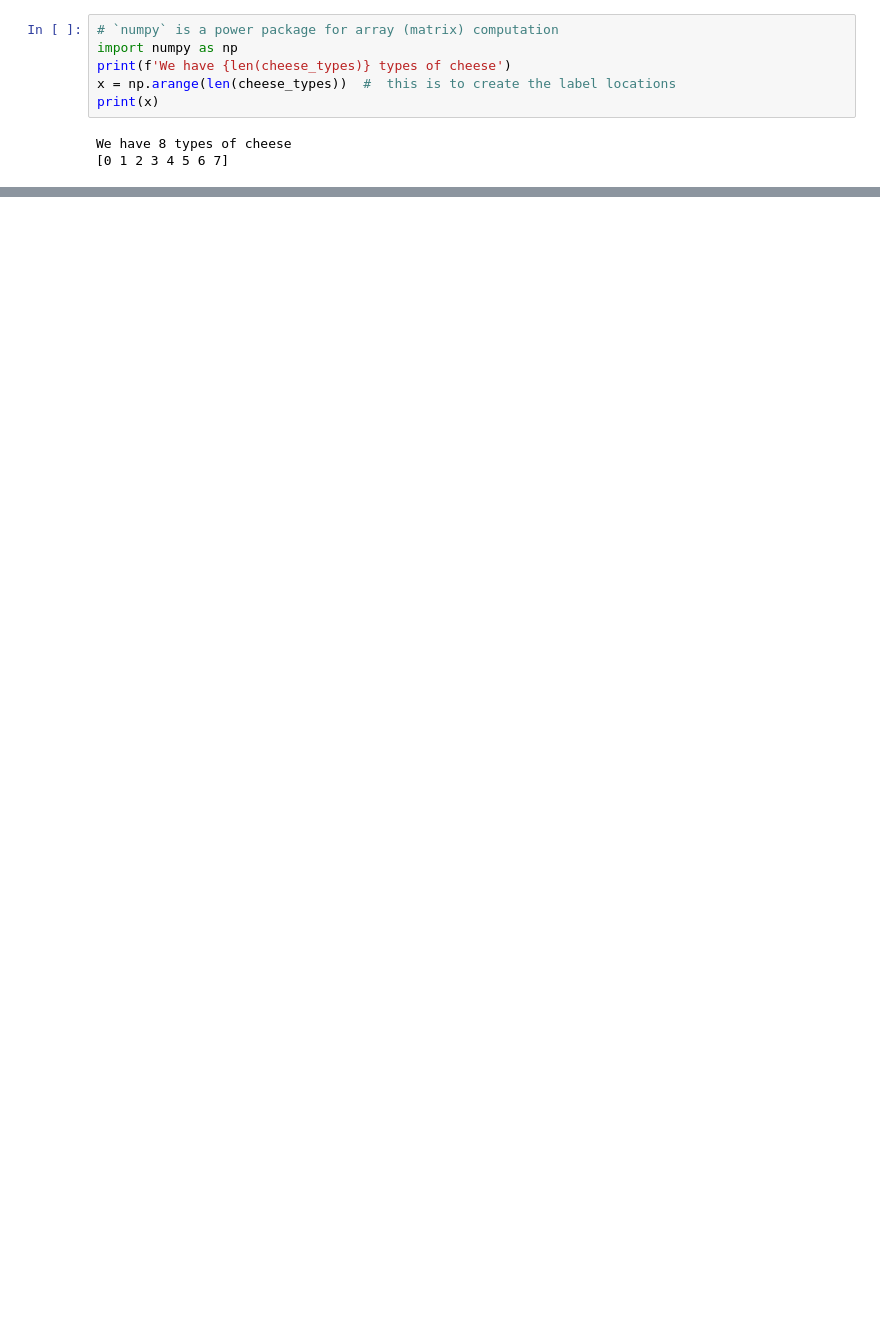
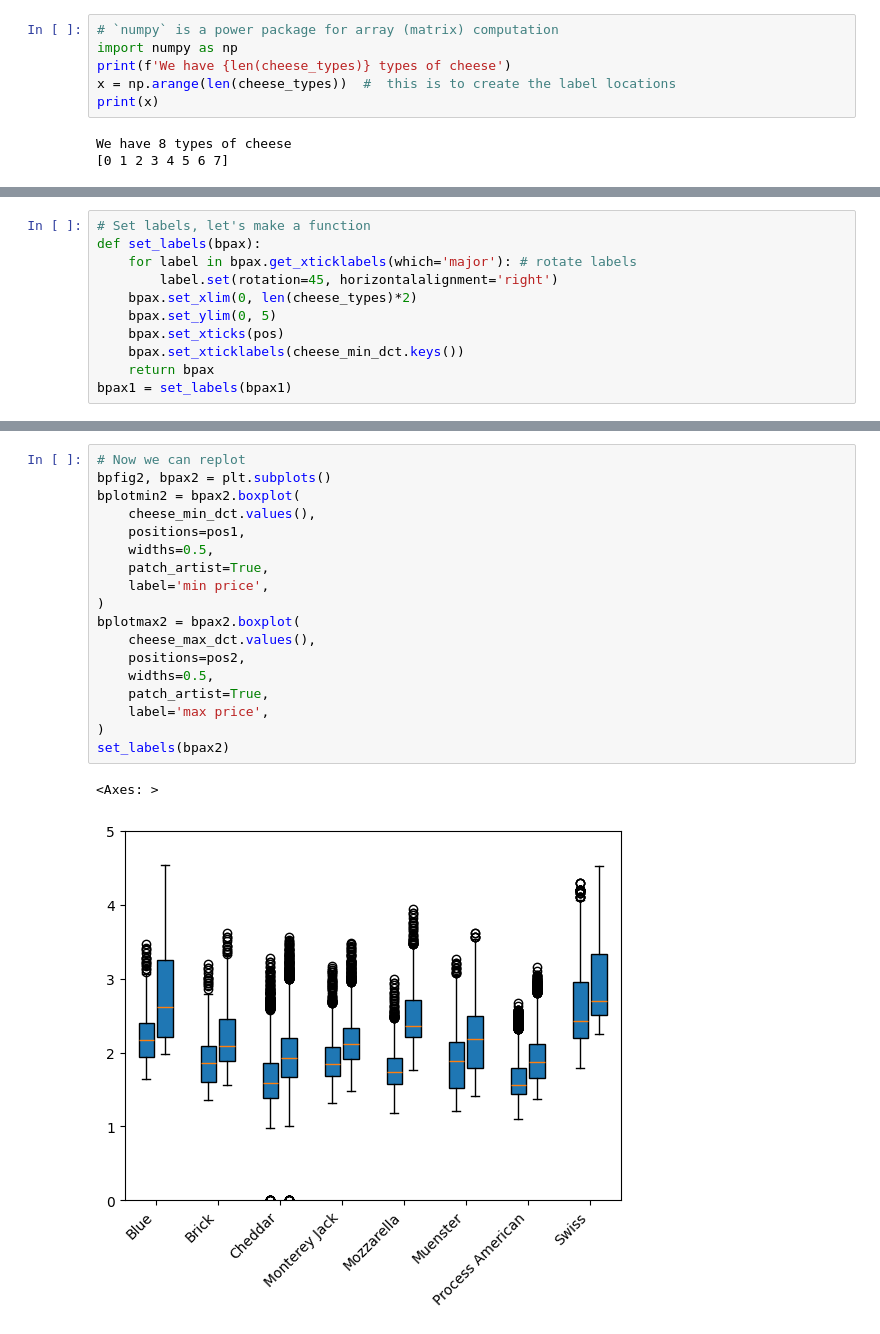
Before and after one commit to yalinli2/EnvEtools, a Jupyter notebook: course_modules/2_USDA_MyMarketNews_Python.ipynb, the cells around one changed output, grey strips where cells are left out. Drawn from its saved outputs; the diff is of its cells as text; blank space fills up the shorter version.

```diff
--- a/course_modules/2_USDA_MyMarketNews_Python.ipynb
+++ b/course_modules/2_USDA_MyMarketNews_Python.ipynb
@@ -543,0 +657,11 @@ fig
+# %%
+# Set labels, let's make a function
+def set_labels(bpax):
+    for label in bpax.get_xticklabels(which='major'): # rotate labels
+        label.set(rotation=45, horizontalalignment='right')
+    bpax.set_xlim(0, len(cheese_types)*2)
+    bpax.set_ylim(0, 5)
+    bpax.set_xticks(pos)
+    bpax.set_xticklabels(cheese_min_dct.keys())
+    return bpax
+bpax1 = set_labels(bpax1)
@@ -543,0 +692,21 @@ fig
+# %%
+# Now we can replot
+bpfig2, bpax2 = plt.subplots()
+bplotmin2 = bpax2.boxplot(
+    cheese_min_dct.values(),
+    positions=pos1,
+    widths=0.5,
+    patch_artist=True,
+    label='min price',
+)
+bplotmax2 = bpax2.boxplot(
+    cheese_max_dct.values(),
+    positions=pos2,
+    widths=0.5,
+    patch_artist=True,
+    label='max price',
+)
+set_labels(bpax2)
+# %% [output]
+<Axes: >
+[figure, added]
```
Also changed, not shown: parts of 24 cells of this notebook.
